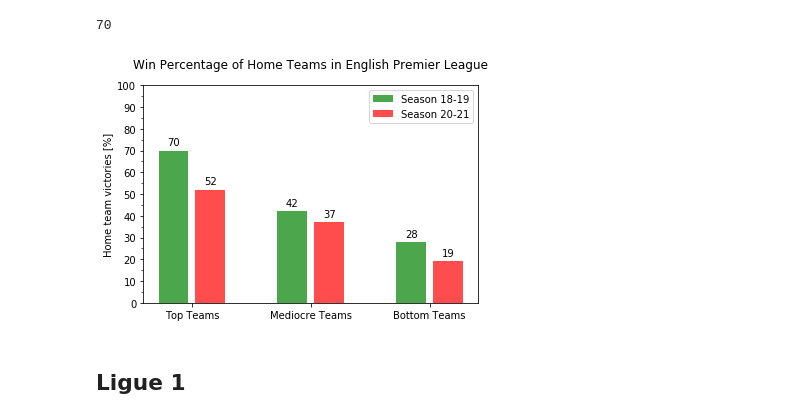
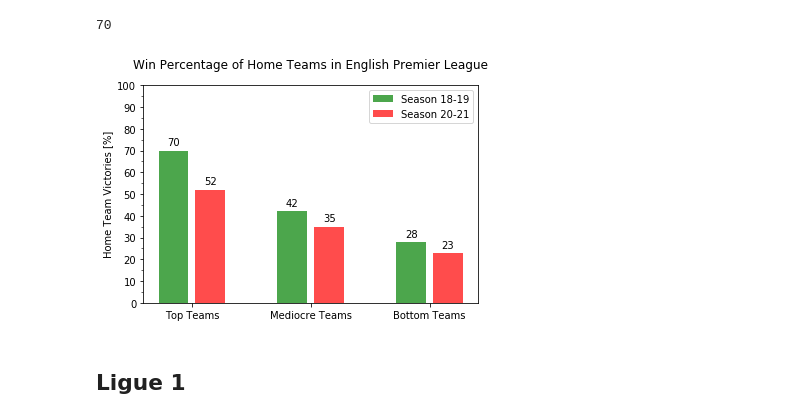
Before and after one commit to cina-r/Soccer_Home_Advantage, a Jupyter notebook: home_advantage.ipynb, the cells around one changed output. Cells and saved outputs as stored; diff of their text form; code cells hidden in the pictures.

```diff
--- a/home_advantage.ipynb
+++ b/home_advantage.ipynb
@@ -209,5 +209,5 @@ df_table_20 = pd.DataFrame(['Man City', 'Man Utd', 'Leicester', 'Chelsea', 'Live
 
 # split table into top, middle and bottom teams
 df_table_20_top = df_table_20.iloc[:7]
-df_table_20_middle = df_table_20.iloc[7:14]
-df_table_20_bottom = df_table_20.iloc[14:]
+df_table_20_middle = df_table_20.iloc[7:13]
+df_table_20_bottom = df_table_20.iloc[13:]
@@ -344,42 +348,42 @@ rects1 = ax.bar(x - width/2 - 0.03, values_18, width, label='Season 18-19', colo
 rects2 = ax.bar(x + width/2 + 0.03, values_20, width, label='Season 20-21', color='Red', alpha=0.7)
 
 # Add some text for labels, title and custom x-axis tick labels, etc.
-ax.set_ylabel('Home team victories [%]')
+ax.set_ylabel('Home Team Victories [%]')
 # ax.set_title('Scores by group and gender')
 ax.set_xticks(x)
 ax.set_xticklabels(labels)
 # ax.set_ylim(0, 100)
 plt.yticks(np.arange(0, 110, 10))
 ax.yaxis.set_minor_locator(tck.MultipleLocator(5))
 ax.legend()
 
 
 def autolabel(rects):
     """Attach a text label above each bar in *rects*, displaying its height."""
     for rect in rects:
         height = rect.get_height()
         ax.annotate('{}'.format(height),
                     xy=(rect.get_x() + rect.get_width() / 2, height),
                     xytext=(0, 3),  # 3 points vertical offset
                     textcoords="offset points",
                     ha='center', va='bottom')
 
 autolabel(rects1)
 autolabel(rects2)
 
 
 # ratio_avg_18 = sum(dict_home_18.values()) / len(dict_home_18)
 # ratio_avg_20 = sum(dict_home_20.values()) / len(dict_home_20)
 # plt.axhline(y=ratio_avg_18, color="green", linestyle="--", alpha=0.7)
 # plt.axhline(y=ratio_avg_20, color="red", linestyle="--", alpha=0.7)
 
 
 # fig.tight_layout()
 plt.title('Win Percentage of Home Teams in English Premier League', y=1.05)
-plt.savefig('epl_top_medi_bottom.png')
+plt.savefig('plots/epl_top_medi_bottom.png')
 # plt.show()
 # %% [output]
-[figure, old version]
+[figure, new version]
 # %% [markdown]
 ## Ligue 1
 # %%
```
Also changed, not shown: parts of 12 cells of this notebook, 1 other file.
